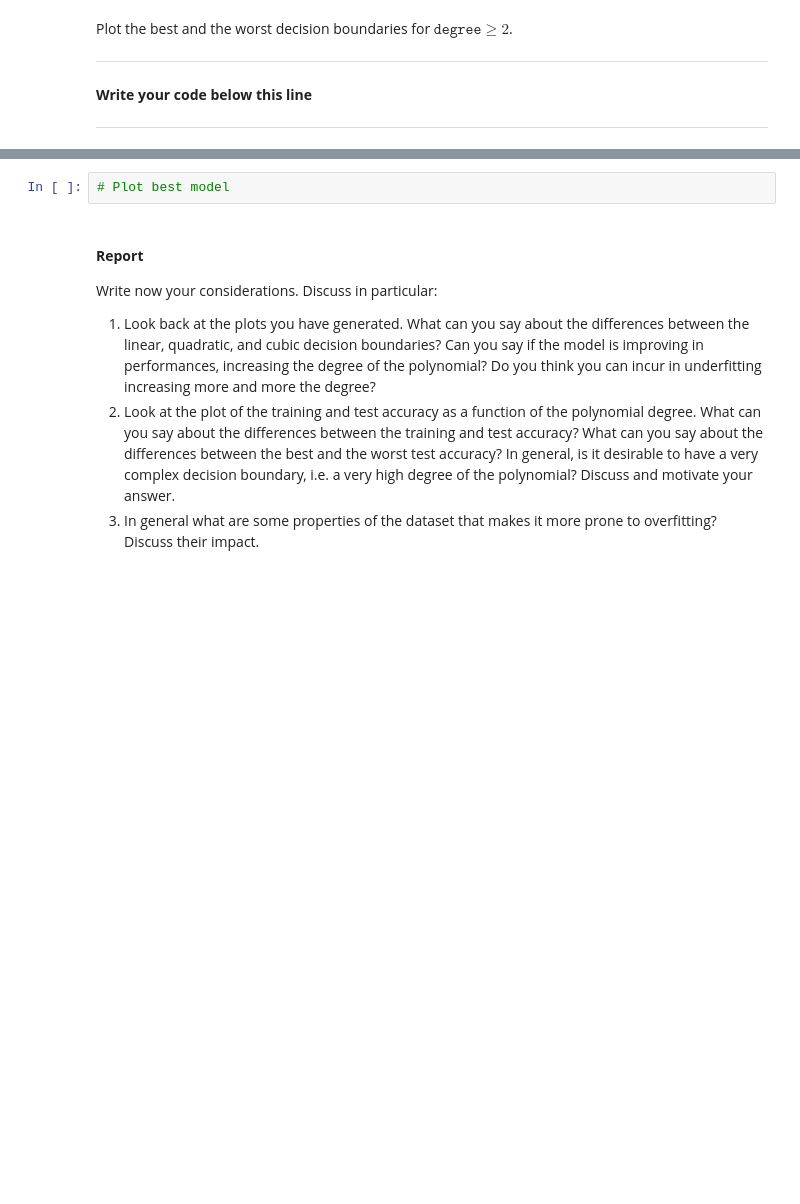
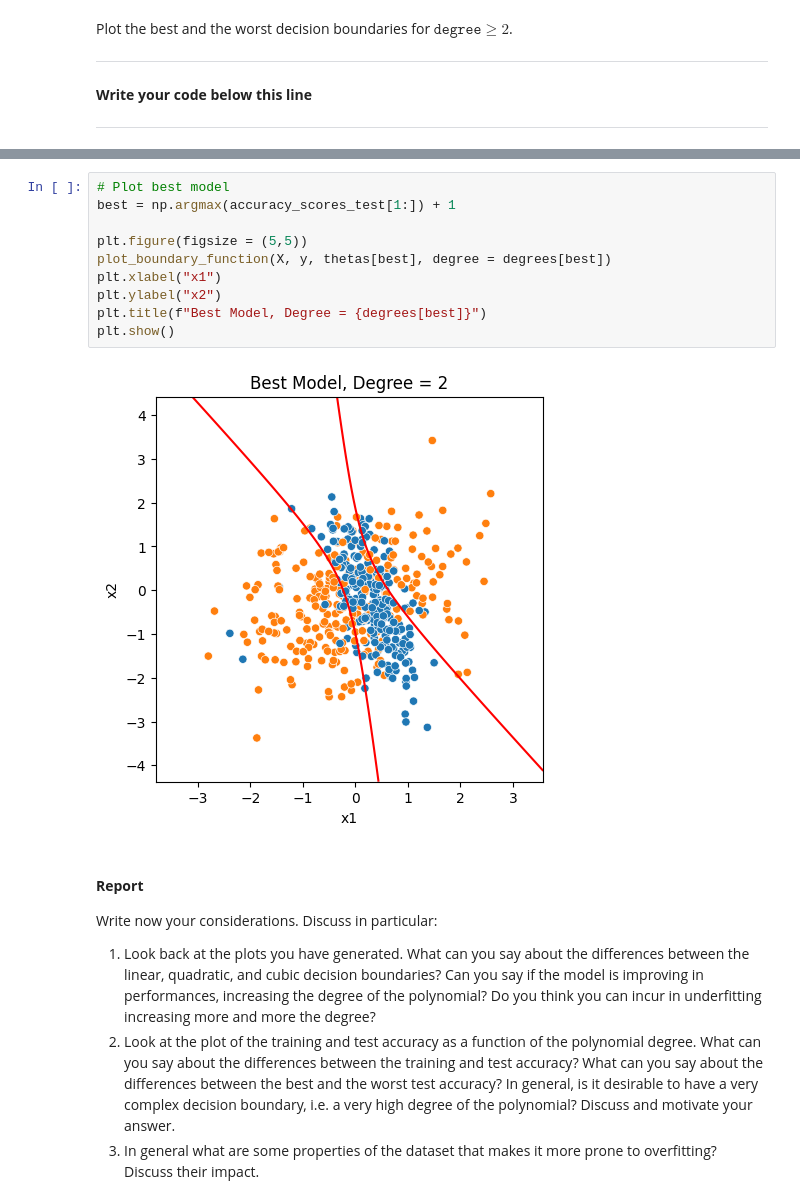
Before and after one commit to Nefeli-Apostolou/FDS_HW02, a Jupyter notebook: HW2.ipynb, the cells around one changed output, grey strips where cells are left out. Cells and saved outputs as stored; diff of their text form; blank space fills up the shorter version.

```diff
--- a/HW2.ipynb
+++ b/HW2.ipynb
@@ -542,5 +574,15 @@ Plot the best and the worst decision boundaries for $\texttt{degree} \geq 2$.
 # %%
 # Plot best model
+best = np.argmax(accuracy_scores_test[1:]) + 1
+
+plt.figure(figsize = (5,5))
+plot_boundary_function(X, y, thetas[best], degree = degrees[best])
+plt.xlabel("x1")
+plt.ylabel("x2")
+plt.title(f"Best Model, Degree = {degrees[best]}")
+plt.show()
+# %% [output]
+[figure, added]
 # %% [markdown]
 #### **Report**
 Write now your considerations. Discuss in particular:
```
Also changed, not shown: parts of 7 cells of this notebook.
